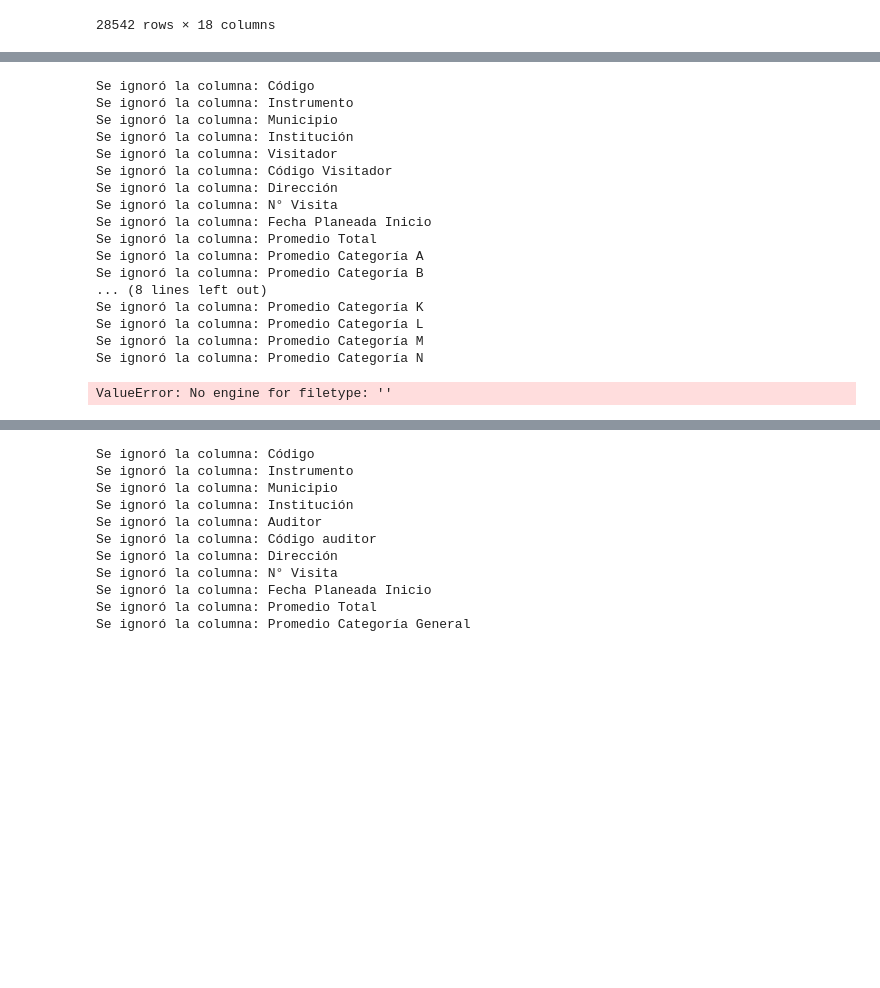
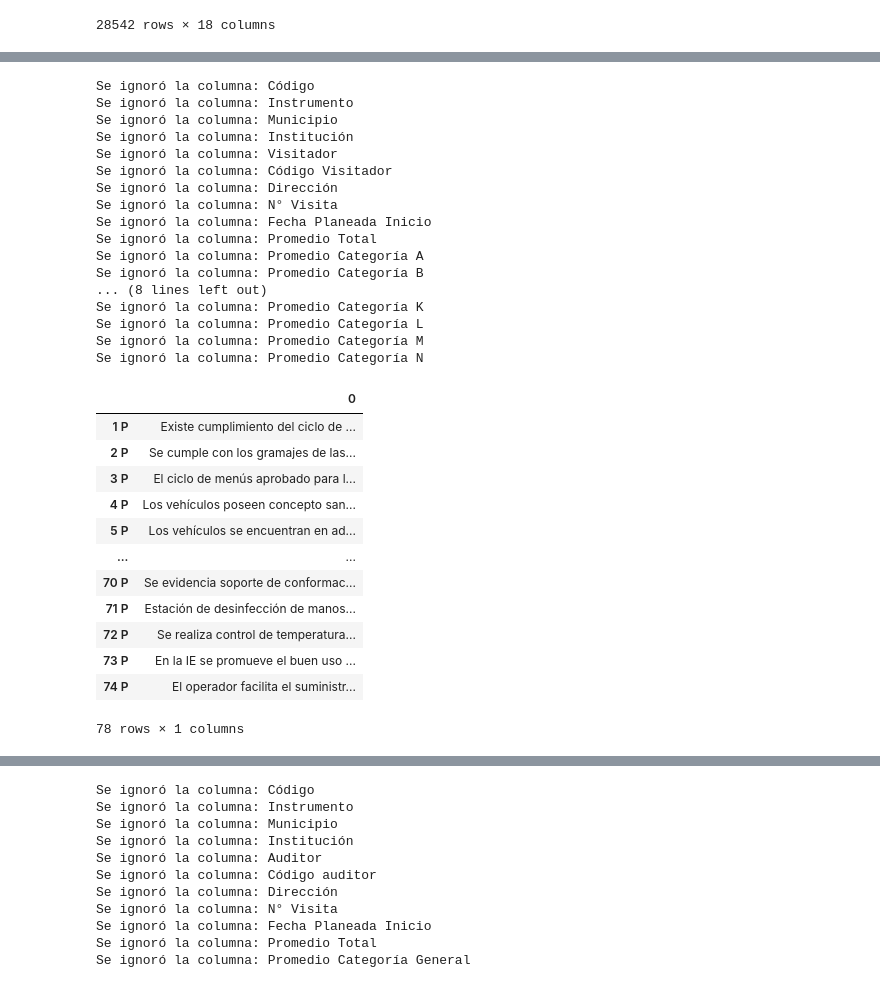
Before and after one commit to ComancheMario/Python-, a Jupyter notebook: PAE_Interventoria/2024-I/TableroInterno.ipynb, the cells around one changed output, grey strips where cells are left out. Cells and saved outputs as stored; diff of their text form; code cells hidden in the pictures; blank space fills up the shorter version.

```diff
--- a/PAE_Interventoria/2024-I/TableroInterno.ipynb
+++ b/PAE_Interventoria/2024-I/TableroInterno.ipynb
@@ -153,35 +177,47 @@ for col in df_IE.columns:
         result_df[col] = [pregunta]
     except ValueError:
         # Si ocurre un ValueError, se ignora la columna
         print(f"Se ignoró la columna: {col}")
 
 # Transponer el dataframe para que las columnas sean los enunciados
 result_df = result_df.T
 #result_df.columns = ['Pregunta']
 
 # Guardar el DataFrame resultante como un archivo Excel
-result_df.to_excel('PAE_Interventoria/2024-I/.xlsx', index=True)
+result_df.to_excel('resultado.xlsx', index=True)
 
 result_df
 # %% [output]
 Se ignoró la columna: Código
 Se ignoró la columna: Instrumento
 Se ignoró la columna: Municipio
 Se ignoró la columna: Institución
 Se ignoró la columna: Visitador
 Se ignoró la columna: Código Visitador
 Se ignoró la columna: Dirección
 Se ignoró la columna: N° Visita
 Se ignoró la columna: Fecha Planeada Inicio
 Se ignoró la columna: Promedio Total
 Se ignoró la columna: Promedio Categoría A
 Se ignoró la columna: Promedio Categoría B
 ... (8 lines left out)
 Se ignoró la columna: Promedio Categoría K
 Se ignoró la columna: Promedio Categoría L
 Se ignoró la columna: Promedio Categoría M
 Se ignoró la columna: Promedio Categoría N
+|  | 0 |
+| 1 P | Existe cumplimiento del ciclo de ... |
+| 2 P | Se cumple con los gramajes de las... |
+| 3 P | El ciclo de menús aprobado para l... |
+| 4 P | Los vehículos poseen concepto san... |
+| 5 P | Los vehículos se encuentran en ad... |
+| ... | ... |
+| 70 P | Se evidencia soporte de conformac... |
+| 71 P | Estación de desinfección de manos... |
+| 72 P | Se realiza control de temperatura... |
+| 73 P | En la IE se promueve el buen uso ... |
+| 74 P | El operador facilita el suministr... |
-ValueError: No engine for filetype: ''
+78 rows × 1 columns
 # %%
 import pandas as pd
 
```
Also changed, not shown: parts of 8 cells of this notebook, 4 other files.
